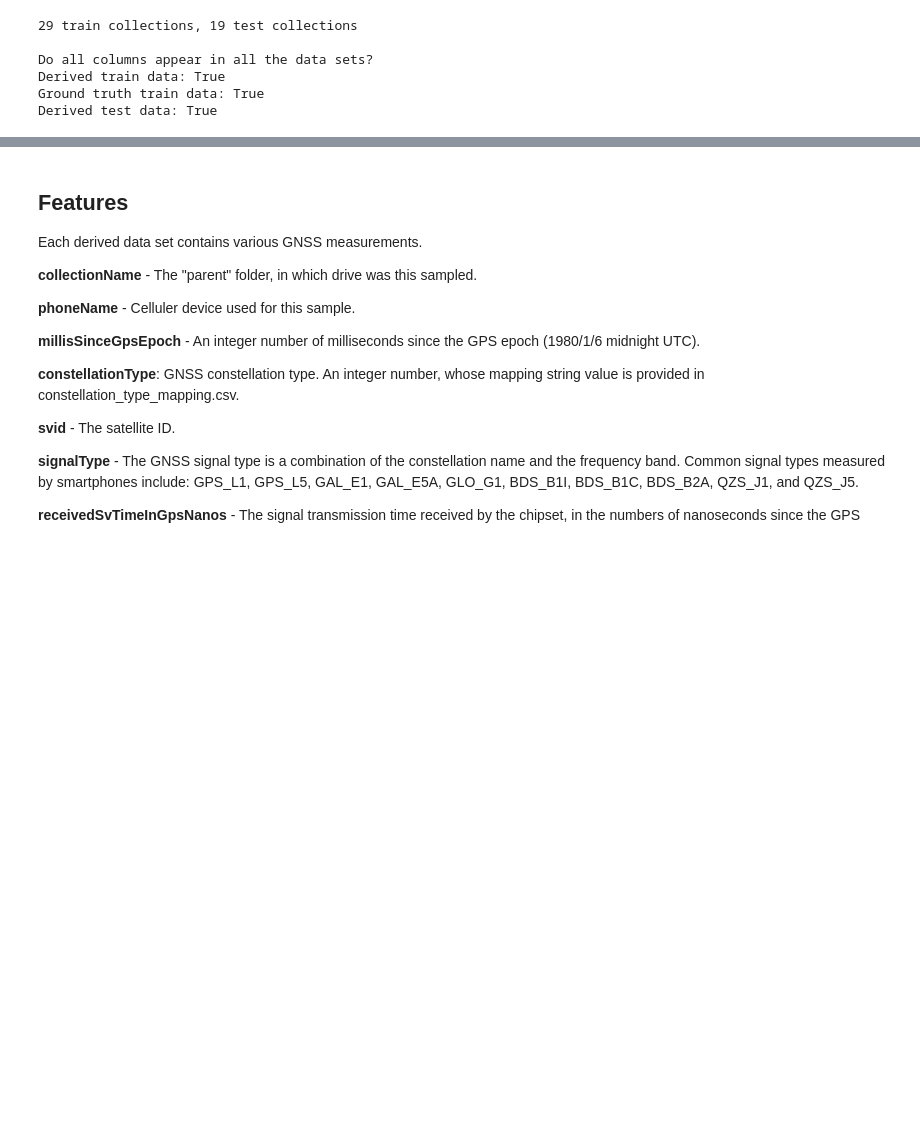
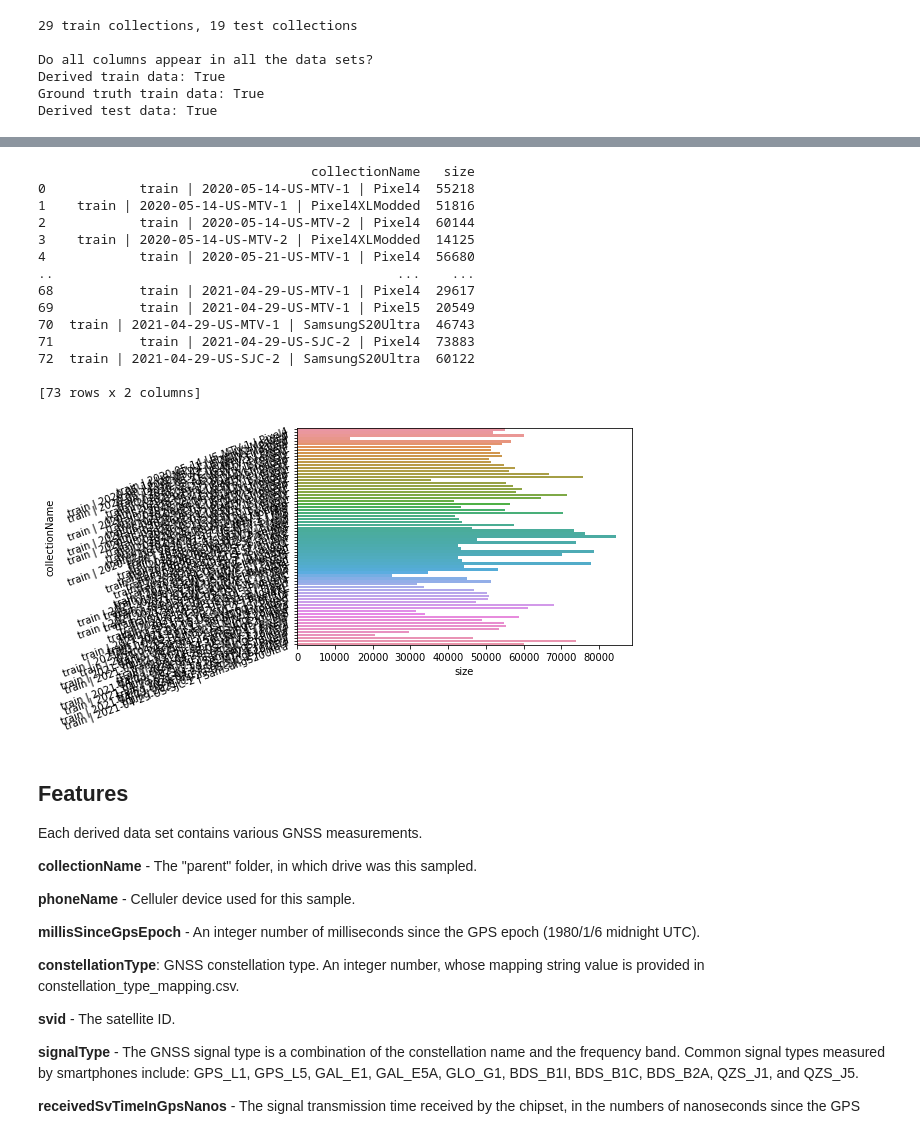
Before and after one commit to shacharhelmer/GNSS-Google, a Jupyter notebook: shachar-dev.ipynb, the cells around one changed output, grey strips where cells are left out. Saved outputs shown, nothing was run; the diff lists cells and outputs as text; code cells hidden in the pictures; blank space fills up the shorter version.

```diff
--- a/shachar-dev.ipynb
+++ b/shachar-dev.ipynb
@@ -391,4 +27,13 @@ def read_files_to_df(l, file_type='csv'):
     return reduce(lambda df1, df2: pd.concat([df1, df2]), [pd.read_csv(s) for s in l])
+# %%
+def simplify_set_file_name(file_name):
+    path_rest = file_name.split('google-smartphone-decimeter-challenge/')[1]
+    trn_grnd = path_rest.split('/')[0]
+    path_rest = path_rest.replace(f'{trn_grnd}/', '')
+    date = path_rest.split('/')[0]
+    path_rest = path_rest.replace(f'{date}/', '')
+    phone = path_rest.split('/')[0]
+    return f'{trn_grnd} | {date} | {phone}'
 # %%
 df = pd.read_csv('google-smartphone-decimeter-challenge/train/2020-05-14-US-MTV-1/Pixel4/Pixel4_derived.csv')
 derived = df.drop(0)
@@ -462,0 +109,25 @@ plt.show()
+# %%
+derived_train_sizes = [pd.read_csv(s).shape[0] for s in derived_train_sets]
+derived_train_t_size = reduce(lambda x, y: x + y, derived_train_sizes)
+collection_sizes_df = pd.DataFrame({'collectionName': [simplify_set_file_name(n) for n in derived_train_sets], 'size': derived_train_sizes})
+
+print(collection_sizes_df)
+
+fig, ax = plt.subplots()
+ax = sns.barplot(x='size', y='collectionName', data=collection_sizes_df)
+# %% [output]
+                                   collectionName   size
+0            train | 2020-05-14-US-MTV-1 | Pixel4  55218
+1    train | 2020-05-14-US-MTV-1 | Pixel4XLModded  51816
+2            train | 2020-05-14-US-MTV-2 | Pixel4  60144
+3    train | 2020-05-14-US-MTV-2 | Pixel4XLModded  14125
+4            train | 2020-05-21-US-MTV-1 | Pixel4  56680
+..                                            ...    ...
+68           train | 2021-04-29-US-MTV-1 | Pixel4  29617
+69           train | 2021-04-29-US-MTV-1 | Pixel5  20549
+70  train | 2021-04-29-US-MTV-1 | SamsungS20Ultra  46743
+71           train | 2021-04-29-US-SJC-2 | Pixel4  73883
+72  train | 2021-04-29-US-SJC-2 | SamsungS20Ultra  60122
+
+[73 rows x 2 columns]
+[figure, added]
```
Also changed, not shown: parts of 40 cells of this notebook.
